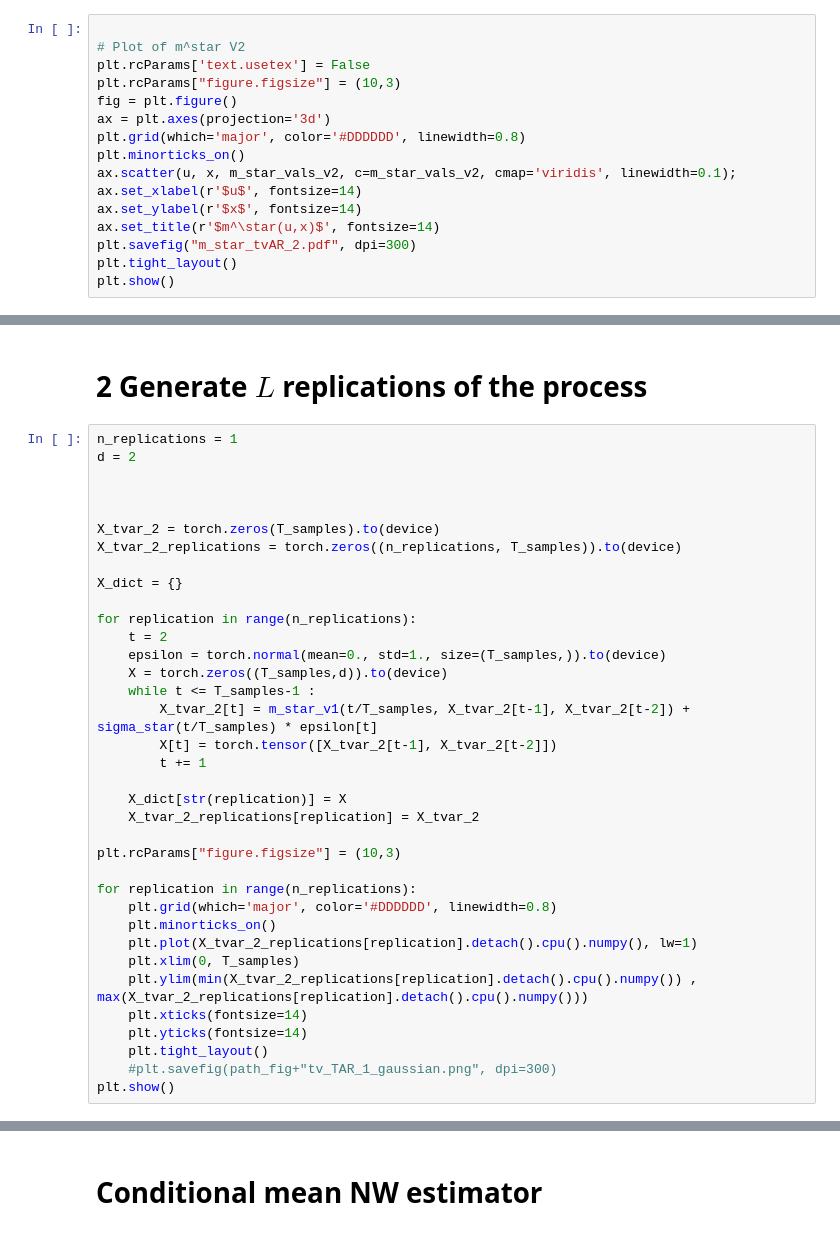
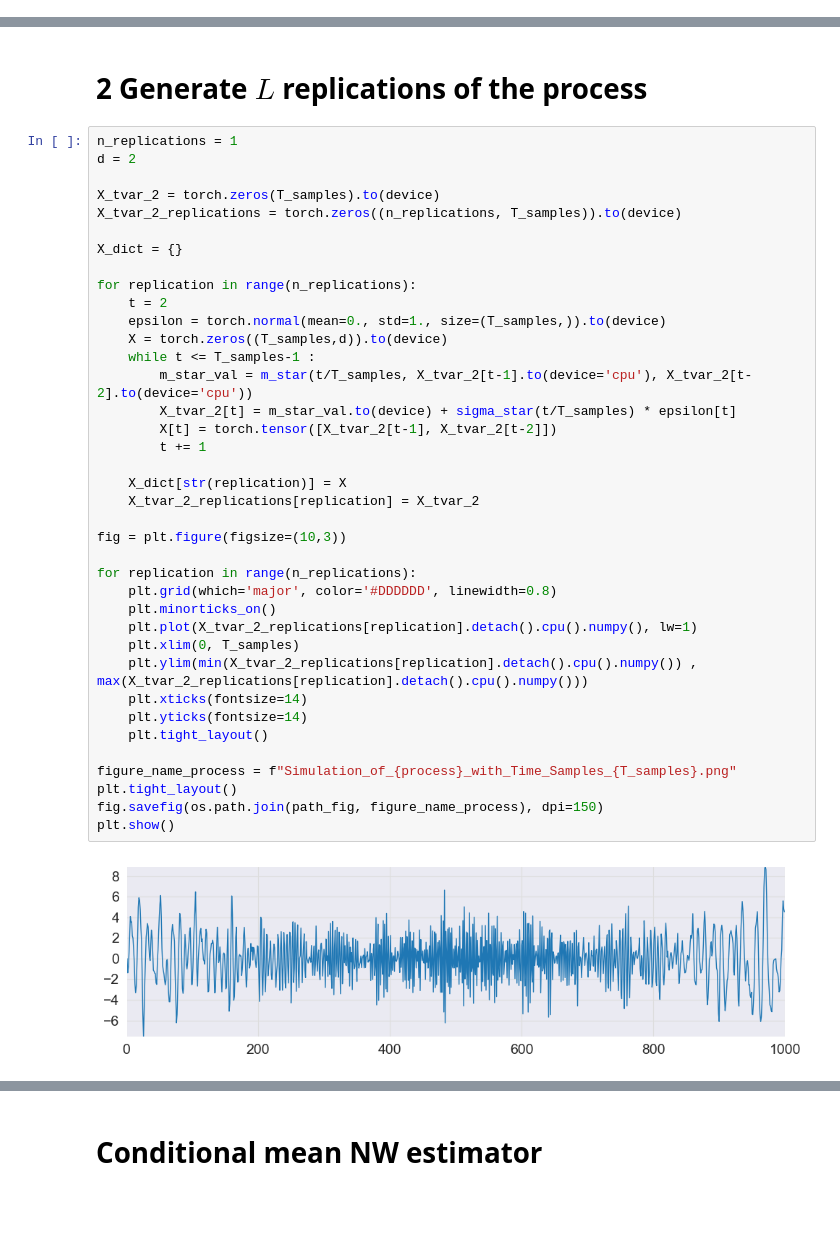
Before and after one commit to mzalaya/wasslsp, a Jupyter notebook: torchNotebooks/simul/GaussiantvAR(2).ipynb, the cells around one changed output, grey strips where cells are left out. Drawn from its saved outputs; the diff is of its cells as text; blank space fills up the shorter version.

```diff
--- a/torchNotebooks/simul/GaussiantvAR(2).ipynb
+++ b/torchNotebooks/simul/GaussiantvAR(2).ipynb
@@ -114,16 +98,0 @@ plt.show()
-# %%
-
-# Plot of m^star V2
-plt.rcParams['text.usetex'] = False
-plt.rcParams["figure.figsize"] = (10,3)
-fig = plt.figure()
-ax = plt.axes(projection='3d')
-plt.grid(which='major', color='#DDDDDD', linewidth=0.8)
-plt.minorticks_on()
-ax.scatter(u, x, m_star_vals_v2, c=m_star_vals_v2, cmap='viridis', linewidth=0.1);
-ax.set_xlabel(r'$u$', fontsize=14)
-ax.set_ylabel(r'$x$', fontsize=14)
-ax.set_title(r'$m^\star(u,x)$', fontsize=14)
-plt.savefig("m_star_tvAR_2.pdf", dpi=300)
-plt.tight_layout()
-plt.show()
@@ -134,36 +101,40 @@ plt.show()
 # %%
 n_replications = 1
 d = 2
-
-
 
 X_tvar_2 = torch.zeros(T_samples).to(device)
 X_tvar_2_replications = torch.zeros((n_replications, T_samples)).to(device)
 
 X_dict = {}
 
 for replication in range(n_replications):
     t = 2
     epsilon = torch.normal(mean=0., std=1., size=(T_samples,)).to(device)
     X = torch.zeros((T_samples,d)).to(device)
     while t <= T_samples-1 :
-        X_tvar_2[t] = m_star_v1(t/T_samples, X_tvar_2[t-1], X_tvar_2[t-2]) + sigma_star(t/T_samples) * epsilon[t]
+        m_star_val = m_star(t/T_samples, X_tvar_2[t-1].to(device='cpu'), X_tvar_2[t-2].to(device='cpu'))
+        X_tvar_2[t] = m_star_val.to(device) + sigma_star(t/T_samples) * epsilon[t]
         X[t] = torch.tensor([X_tvar_2[t-1], X_tvar_2[t-2]])
         t += 1
 
     X_dict[str(replication)] = X
     X_tvar_2_replications[replication] = X_tvar_2
 
-plt.rcParams["figure.figsize"] = (10,3)
+fig = plt.figure(figsize=(10,3))
 
 for replication in range(n_replications):
     plt.grid(which='major', color='#DDDDDD', linewidth=0.8)
     plt.minorticks_on()
     plt.plot(X_tvar_2_replications[replication].detach().cpu().numpy(), lw=1)
     plt.xlim(0, T_samples)
     plt.ylim(min(X_tvar_2_replications[replication].detach().cpu().numpy()) , max(X_tvar_2_replications[replication].detach().cpu().numpy()))
     plt.xticks(fontsize=14)
     plt.yticks(fontsize=14)
     plt.tight_layout()
-    #plt.savefig(path_fig+"tv_TAR_1_gaussian.png", dpi=300)
+
+figure_name_process = f"Simulation_of_{process}_with_Time_Samples_{T_samples}.png"
+plt.tight_layout()
+fig.savefig(os.path.join(path_fig, figure_name_process), dpi=150)
 plt.show()
+# %% [output]
+[figure, added]
```
Also changed, not shown: parts of 13 cells of this notebook, 13 other files.
